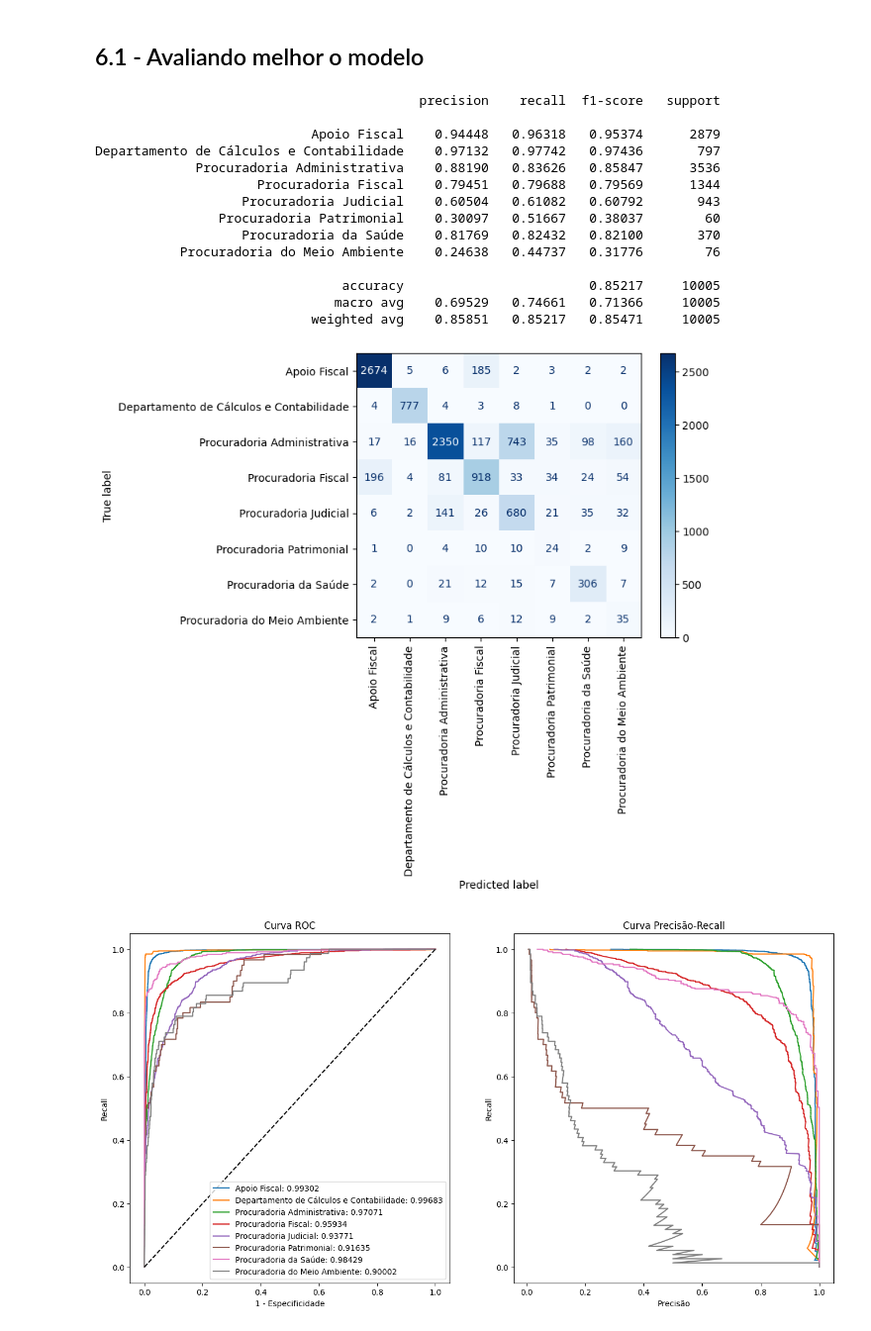
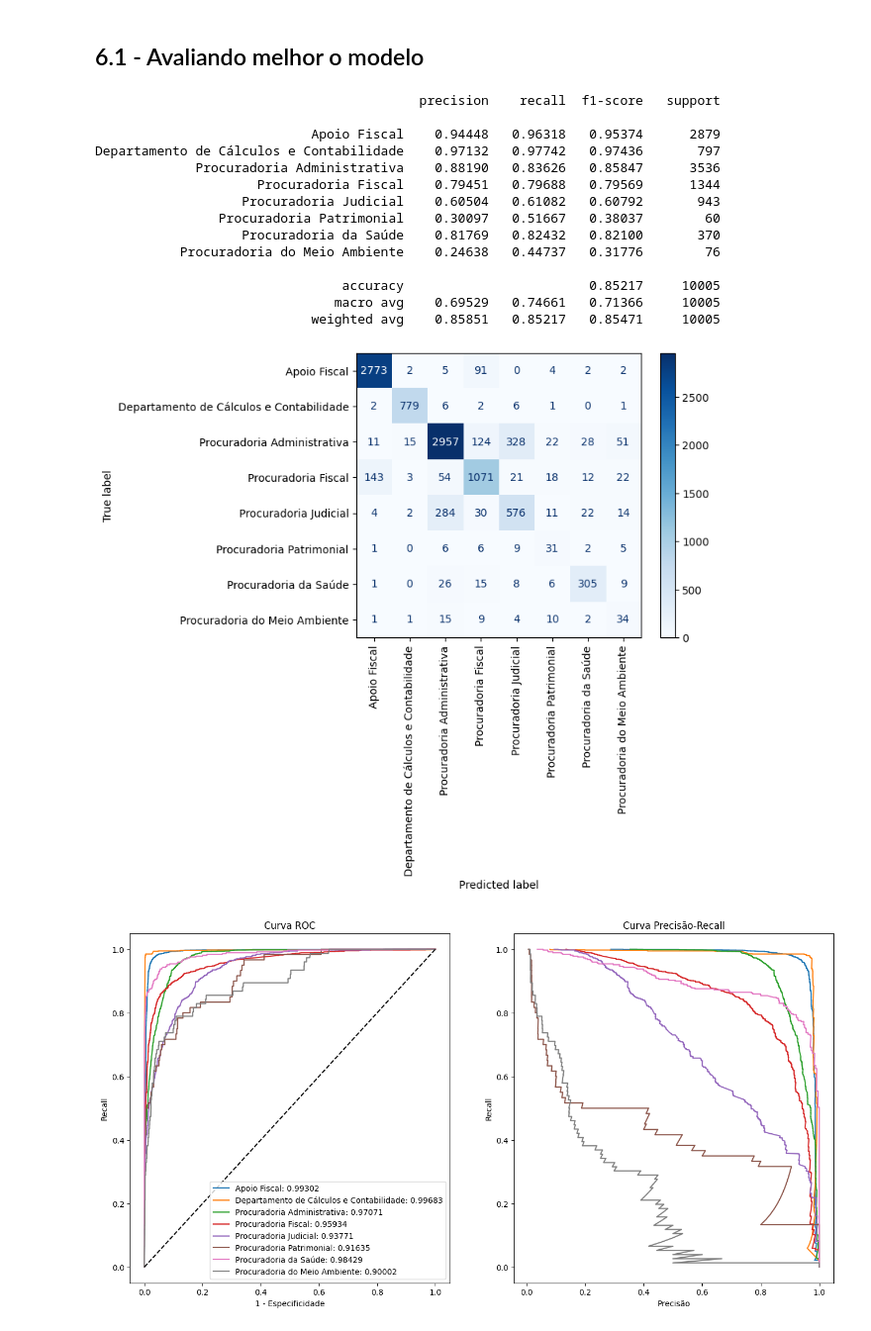
Before and after one commit to Esdras-Daniel/pgm-dataanalysis, a Jupyter notebook: 004_creating_new_model_for_setor_destino.ipynb, the cells around one changed output. Shown at 99% size. Cells and saved outputs as stored; diff of their text form; code cells hidden in the pictures.

```diff
--- a/004_creating_new_model_for_setor_destino.ipynb
+++ b/004_creating_new_model_for_setor_destino.ipynb
@@ -683,30 +728,33 @@ y_proba_test = lr_pipeline.predict_proba(X_test_clean)
 # %%
+from sklearn.metrics import ConfusionMatrixDisplay, roc_auc_score, roc_curve, classification_report, precision_recall_curve
+import matplotlib.pyplot as plt
+
 print(classification_report(y_true=y_test, y_pred=y_pred_test, digits=5))
 
 ConfusionMatrixDisplay.from_predictions(
     y_test,
-    y_pred,
+    y_pred_test,
     cmap=plt.cm.Blues,
     xticks_rotation=90
 )
 
 plt.show()
 # %% [output]
                                           precision    recall  f1-score   support
 
                             Apoio Fiscal    0.94448   0.96318   0.95374      2879
 Departamento de Cálculos e Contabilidade    0.97132   0.97742   0.97436       797
              Procuradoria Administrativa    0.88190   0.83626   0.85847      3536
                      Procuradoria Fiscal    0.79451   0.79688   0.79569      1344
                    Procuradoria Judicial    0.60504   0.61082   0.60792       943
                 Procuradoria Patrimonial    0.30097   0.51667   0.38037        60
                    Procuradoria da Saúde    0.81769   0.82432   0.82100       370
            Procuradoria do Meio Ambiente    0.24638   0.44737   0.31776        76
 
                                 accuracy                        0.85217     10005
                                macro avg    0.69529   0.74661   0.71366     10005
                             weighted avg    0.85851   0.85217   0.85471     10005
-[figure, old version]
+[figure, new version]
 # %%
 # AUC, Curva ROC e Curva Precisão-Recall por classe
 
```
Also changed, not shown: parts of 2 cells of this notebook, 4 other files.
